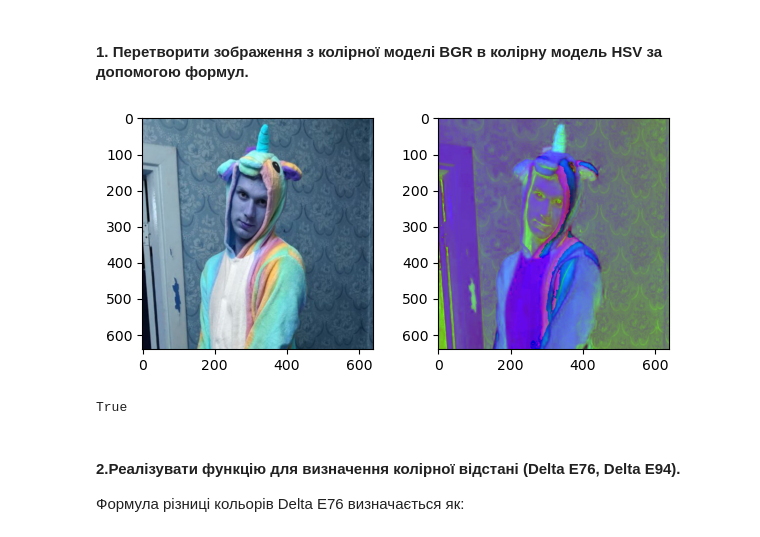
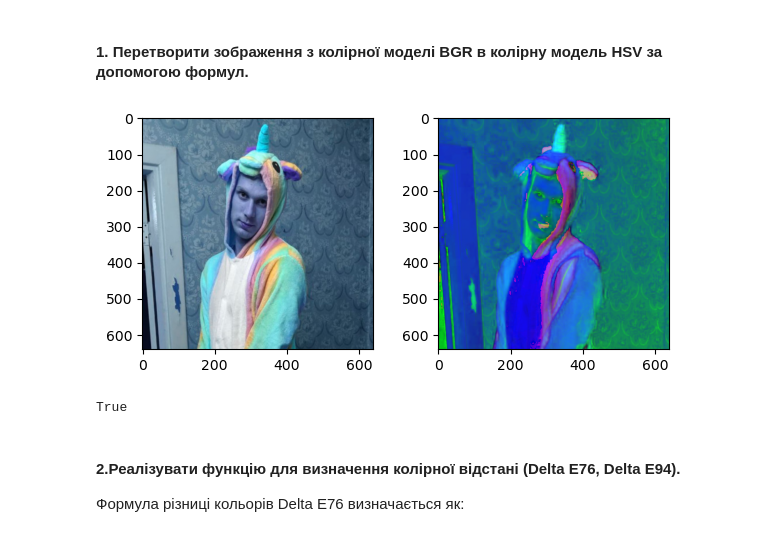
Before and after one commit to LabunskiyPetro/labs_digital_image_processing, a Jupyter notebook: laba1/laba1.ipynb, the cells around one changed output. Saved outputs shown, nothing was run; the diff lists cells and outputs as text; code cells hidden in the pictures.

```diff
--- a/laba1/laba1.ipynb
+++ b/laba1/laba1.ipynb
@@ -187,7 +187,7 @@ IMAGE_BGR = cv2.imread(URL)
 #========================================================================
 # rgb to hsv:  h <= 180;  s, v <= 255
 #========================================================================
-def bgr_to_hsv(r, g, b):
+def bgr_to_hsv(b, g, r):
     r, g, b = r/255.0, g/255.0, b/255.0
     mx = max(r, g, b)
     mn = min(r, g, b)
@@ -201,34 +201,34 @@ def bgr_to_hsv(r, g, b):
     elif mx == b:
         h = (30 * ((r-g)/df) + 120) % 180
     if mx == 0:
         s = 0
     else:
         s = (df/mx)*255
     v = mx*255
     return int(round(h)), int(round(s)), int(round(v))
 #========================================================================
 IMAGE_HSV = []
 for i in range(IMAGE_BGR.shape[0]):
     for j in range(IMAGE_BGR.shape[1]):
         IMAGE_HSV.append([bgr_to_hsv(IMAGE_BGR[i,j,0],IMAGE_BGR[i,j,1],IMAGE_BGR[i,j,2])])
 
 IMAGE_HSV = np.array(IMAGE_HSV)
 IMAGE_HSV.shape = (IMAGE_BGR.shape[0],IMAGE_BGR.shape[1],3)
 
 plt.figure(figsize=(7, 3))
 
 plt.subplot(121);
 plt.imshow(IMAGE_BGR)
 
 plt.subplot(122);
 plt.imshow(IMAGE_HSV)
 
 plt.show()
 
 cv2.imwrite("DOP_IMAGE_BGR.png", IMAGE_BGR)
 cv2.imwrite("DOP_IMAGE_HSV.png", IMAGE_HSV)
 # %% [output]
-[figure, old version]
+[figure, new version]
 True
 # %% [markdown]
 #### 2.Реалізувати функцію для визначення колірної відстані (Delta E76, Delta E94).
```
Also changed, not shown: 1 other file.
